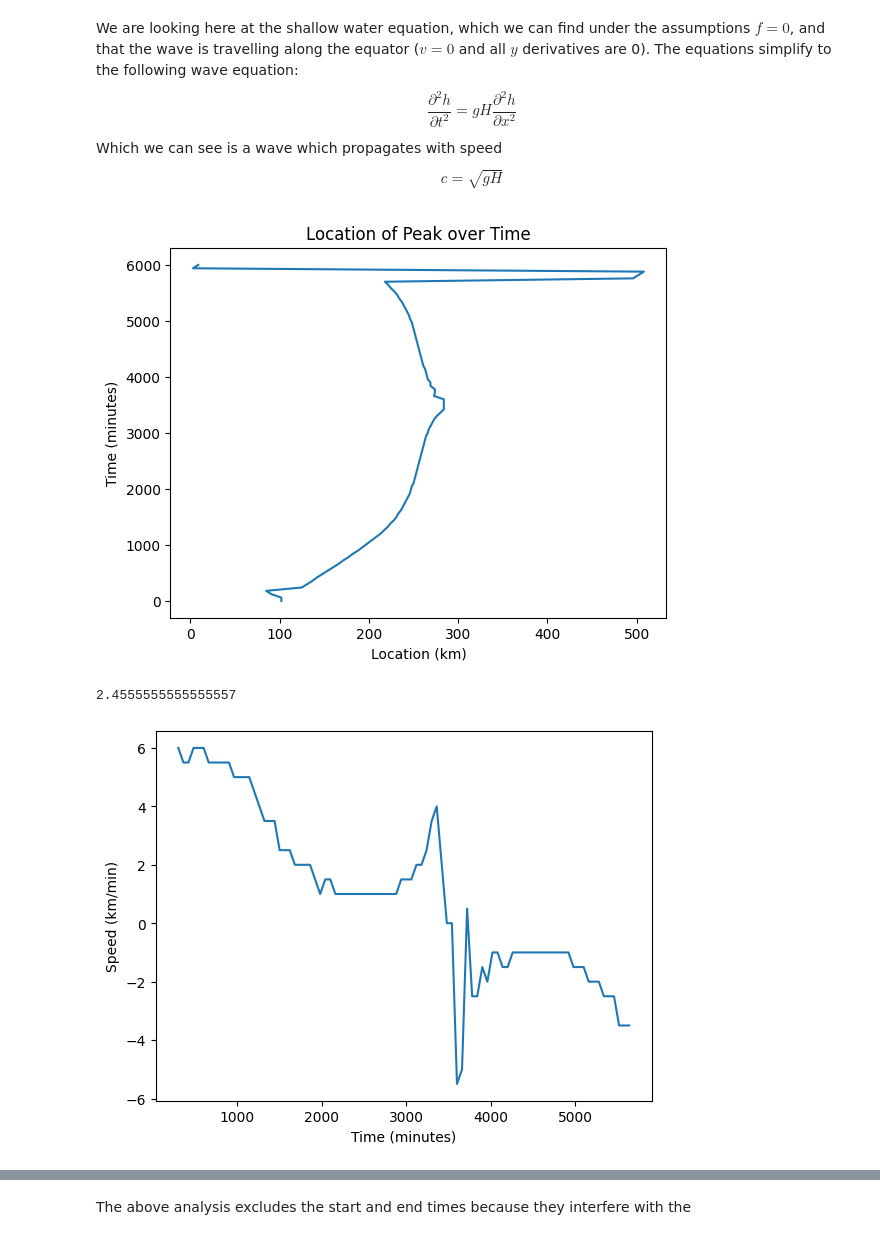
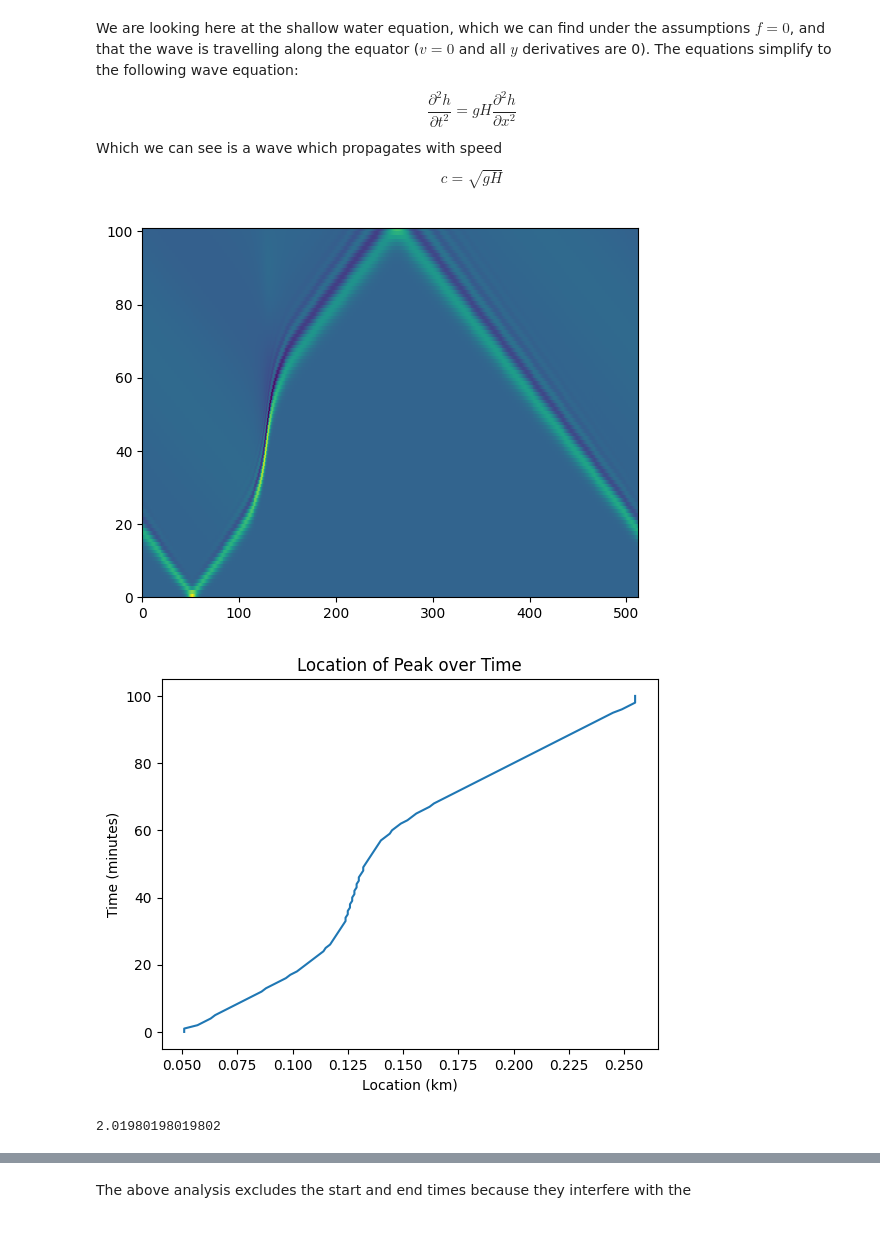
Before and after one commit to SquidsofDoom/QCES, a Jupyter notebook: Project3_tsunami.ipynb, the cells around one changed output, grey strips where cells are left out. Saved outputs shown, nothing was run; the diff lists cells and outputs as text; code cells hidden in the pictures.

```diff
--- a/Project3_tsunami.ipynb
+++ b/Project3_tsunami.ipynb
@@ -120,7 +120,7 @@ hour = 3600
 day = hour * 24
 
 # Specify the simulation parameters
-Lx = 1000 * kilometer # The domain size
+Lx = 2000 * kilometer # The domain size
 Nx = 512 # The number of gridpoints in x
 g = 9.81 * meter / second**2 # Gravitational acceleration
 H0 = 4 * kilometer # Reference ocean depth
@@ -252,30 +252,37 @@ $$
 c = \sqrt{gH}
 $$
 # %%
+plt.pcolormesh(h_save)
+plt.show()
 
 # initialising the arrays to store the value and location of each max point
 h_max = np.zeros(len(h_save))
 xh_max = np.zeros(len(h_save))
 # sifting through the arrays to find each max value and its x coord
 for i in range(len(h_save)):
-  h_max[i] = np.max(h_save[i])
+  h_max[i] = np.max(h_save[i,50:256])
   xh_max[i] = np.where(h_save[i]==h_max[i])[0]
 
-plt.plot(xh_max,t_save)
+
+
+plt.plot(xh_max/np.array(1*kilometer),t_save/np.array(1*minute))
 plt.title('Location of Peak over Time')
+#plt.xlim((0, Lx / (1*kilometer)))
+#plt.ylim((0,stop_sim_time/ (1*minute)))
 plt.ylabel('Time (minutes)')
 plt.xlabel('Location (km)')
 plt.show()
 
 
 wave_speed = np.gradient(xh_max) # calculate how the peak's location moves with time (ie. velocity)
-avg_speed = np.mean(np.abs(wave_speed[5:-6]))
+avg_speed = np.mean(np.abs(wave_speed))
 print(avg_speed)
-plt.plot(t_save[5:-6],wave_speed[5:-6])
+plt.plot(t_save,wave_speed)
+
 plt.xlabel('Time (minutes)')
 plt.ylabel('Speed (km/min)')
 plt.show()
 # %% [output]
-[figure, old version]
+[figure, new version]
+[figure, new version]
-2.4555555555555557
+2.01980198019802
-[figure, old version]
```
Also changed, not shown: parts of 8 cells of this notebook.
